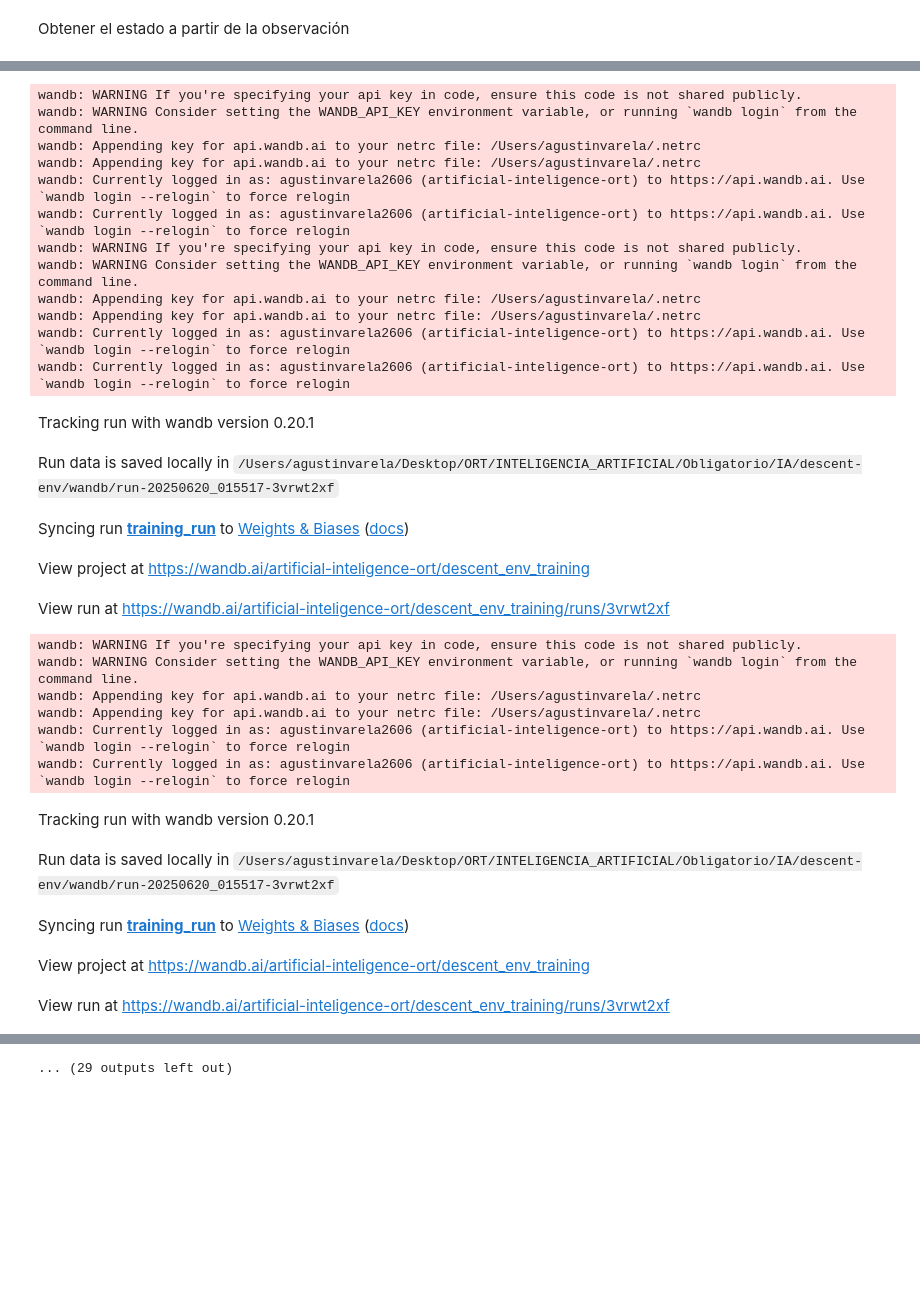
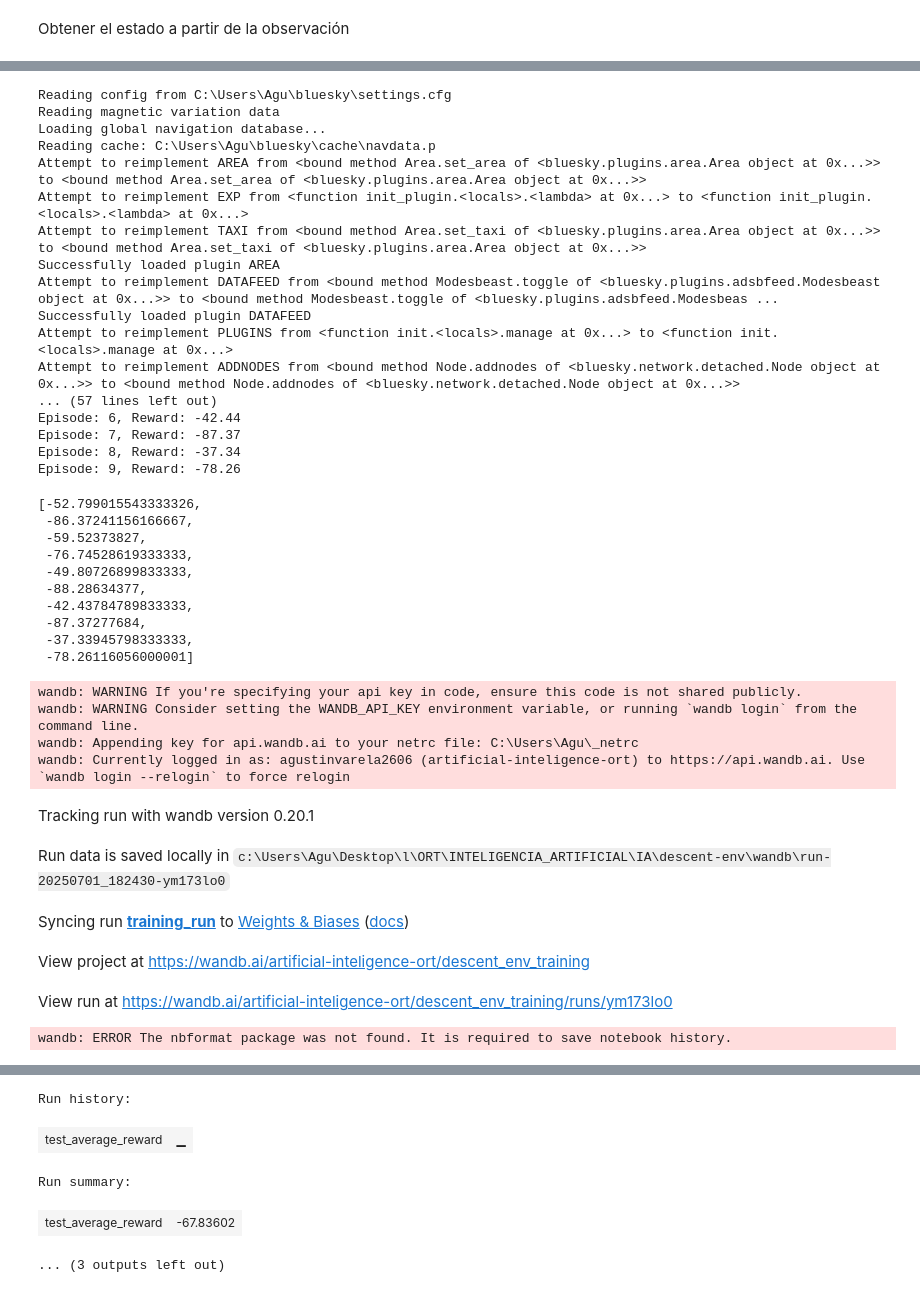
Before and after one commit to agustin2606/IA, a Jupyter notebook: descent-env/continuous_descent_env.ipynb, the cells around one changed output, grey strips where cells are left out. Saved outputs shown, nothing was run; the diff lists cells and outputs as text; code cells hidden in the pictures; blank space fills up the shorter version.

```diff
--- a/descent-env/continuous_descent_env.ipynb
+++ b/descent-env/continuous_descent_env.ipynb
@@ -394,5 +293,35 @@ Promedio de recompensas en test: -69.89699595209333
+# %%
+human_env = DescentEnv(render_mode="human")
+agent.test_agent(human_env, episodes=10)
+# %% [output]
+Reading config from C:\Users\Agu\bluesky\settings.cfg
+Reading magnetic variation data
+Loading global navigation database...
+Reading cache: C:\Users\Agu\bluesky\cache\navdata.p
+Attempt to reimplement AREA from <bound method Area.set_area of <bluesky.plugins.area.Area object at 0x...>> to <bound method Area.set_area of <bluesky.plugins.area.Area object at 0x...>>
+Attempt to reimplement EXP from <function init_plugin.<locals>.<lambda> at 0x...> to <function init_plugin.<locals>.<lambda> at 0x...>
+Attempt to reimplement TAXI from <bound method Area.set_taxi of <bluesky.plugins.area.Area object at 0x...>> to <bound method Area.set_taxi of <bluesky.plugins.area.Area object at 0x...>>
+Successfully loaded plugin AREA
+Attempt to reimplement DATAFEED from <bound method Modesbeast.toggle of <bluesky.plugins.adsbfeed.Modesbeast object at 0x...>> to <bound method Modesbeast.toggle of <bluesky.plugins.adsbfeed.Modesbeas ...
+Successfully loaded plugin DATAFEED
+Attempt to reimplement PLUGINS from <function init.<locals>.manage at 0x...> to <function init.<locals>.manage at 0x...>
+Attempt to reimplement ADDNODES from <bound method Node.addnodes of <bluesky.network.detached.Node object at 0x...>> to <bound method Node.addnodes of <bluesky.network.detached.Node object at 0x...>>
+... (57 lines left out)
+Episode: 6, Reward: -42.44
+Episode: 7, Reward: -87.37
+Episode: 8, Reward: -37.34
+Episode: 9, Reward: -78.26
+[-52.799015543333326,
+ -86.37241156166667,
+ -59.52373827,
+ -76.74528619333333,
+ -49.80726899833333,
+ -88.28634377,
+ -42.43784789833333,
+ -87.37277684,
+ -37.33945798333333,
+ -78.26116056000001]
 # %%
-# Configuración de wandb
 wandb.login(key="b1666b9050a5ade20a5130837a3c3c5ac2e39580")
 wandb.init(project="descent_env_training", name="training_run")
 # Guardar hiperparámetros
@@ -401,18 +330,6 @@ wandb.config.update({
     "gamma": gamma,
     "alpha": alpha,
     "episodes": episodes,
-    "altitude_space_start": altitude_space_start,
-    "altitude_space_end": altitude_space_end,
-    "altitude_space_num": altitude_space_num,
-    "vertical_velocity_space_start": vertical_velocity_space_start,
-    "vertical_velocity_space_end": vertical_velocity_space_end,
-    "vertical_velocity_space_num": vertical_velocity_space_num,
-    "target_altitude_space_start": target_altitude_space_start,
-    "target_altitude_space_end": target_altitude_space_end,
-    "target_altitude_space_num": target_altitude_space_num,
-    "runway_distance_space_start": runway_distance_space_start,
-    "runway_distance_space_end": runway_distance_space_end,
-    "runway_distance_space_num": runway_distance_space_num
 })
 
 # Guardar discretización de los datos
@@ -423,29 +340,11 @@ wandb.finish()
 # %% [output]
 wandb: WARNING If you're specifying your api key in code, ensure this code is not shared publicly.
 wandb: WARNING Consider setting the WANDB_API_KEY environment variable, or running `wandb login` from the command line.
-wandb: Appending key for api.wandb.ai to your netrc file: /Users/agustinvarela/.netrc
-wandb: Appending key for api.wandb.ai to your netrc file: /Users/agustinvarela/.netrc
+wandb: Appending key for api.wandb.ai to your netrc file: C:\Users\Agu\_netrc
 wandb: Currently logged in as: agustinvarela2606 (artificial-inteligence-ort) to https://api.wandb.ai. Use `wandb login --relogin` to force relogin
-wandb: Currently logged in as: agustinvarela2606 (artificial-inteligence-ort) to https://api.wandb.ai. Use `wandb login --relogin` to force relogin
-wandb: WARNING If you're specifying your api key in code, ensure this code is not shared publicly.
-wandb: WARNING Consider setting the WANDB_API_KEY environment variable, or running `wandb login` from the command line.
-wandb: Appending key for api.wandb.ai to your netrc file: /Users/agustinvarela/.netrc
-wandb: Appending key for api.wandb.ai to your netrc file: /Users/agustinvarela/.netrc
-wandb: Currently logged in as: agustinvarela2606 (artificial-inteligence-ort) to https://api.wandb.ai. Use `wandb login --relogin` to force relogin
-wandb: Currently logged in as: agustinvarela2606 (artificial-inteligence-ort) to https://api.wandb.ai. Use `wandb login --relogin` to force relogin
 Tracking run with wandb version 0.20.1
-Run data is saved locally in /Users/agustinvarela/Desktop/ORT/INTELIGENCIA_ARTIFICIAL/Obligatorio/IA/descent-env/wandb/run-20250620_015517-3vrwt2xf
+Run data is saved locally in c:\Users\Agu\Desktop\l\ORT\INTELIGENCIA_ARTIFICIAL\IA\descent-env\wandb\run-20250701_182430-ym173lo0
 Syncing run training_run to Weights & Biases (docs)
 View project at https://wandb.ai/artificial-inteligence-ort/descent_env_training
-View run at https://wandb.ai/artificial-inteligence-ort/descent_env_training/runs/3vrwt2xf
+View run at https://wandb.ai/artificial-inteligence-ort/descent_env_training/runs/ym173lo0
-wandb: WARNING If you're specifying your api key in code, ensure this code is not shared publicly.
-wandb: WARNING Consider setting the WANDB_API_KEY environment variable, or running `wandb login` from the command line.
-wandb: Appending key for api.wandb.ai to your netrc file: /Users/agustinvarela/.netrc
-wandb: Appending key for api.wandb.ai to your netrc file: /Users/agustinvarela/.netrc
-wandb: Currently logged in as: agustinvarela2606 (artificial-inteligence-ort) to https://api.wandb.ai. Use `wandb login --relogin` to force relogin
-wandb: Currently logged in as: agustinvarela2606 (artificial-inteligence-ort) to https://api.wandb.ai. Use `wandb login --relogin` to force relogin
+wandb: ERROR The nbformat package was not found. It is required to save notebook history.
-Tracking run with wandb version 0.20.1
-Run data is saved locally in /Users/agustinvarela/Desktop/ORT/INTELIGENCIA_ARTIFICIAL/Obligatorio/IA/descent-env/wandb/run-20250620_015517-3vrwt2xf
-Syncing run training_run to Weights & Biases (docs)
-View project at https://wandb.ai/artificial-inteligence-ort/descent_env_training
-View run at https://wandb.ai/artificial-inteligence-ort/descent_env_training/runs/3vrwt2xf
@@ -452 +352,5 @@ View run at https://wandb.ai/artificial-inteligence-ort/descent_env_training/run
-... (29 outputs left out)
+Run history:
+| test_average_reward | ▁ |
+Run summary:
+| test_average_reward | -67.83602 |
+... (3 outputs left out)
```
Also changed, not shown: parts of 15 cells of this notebook, 37 other files.
